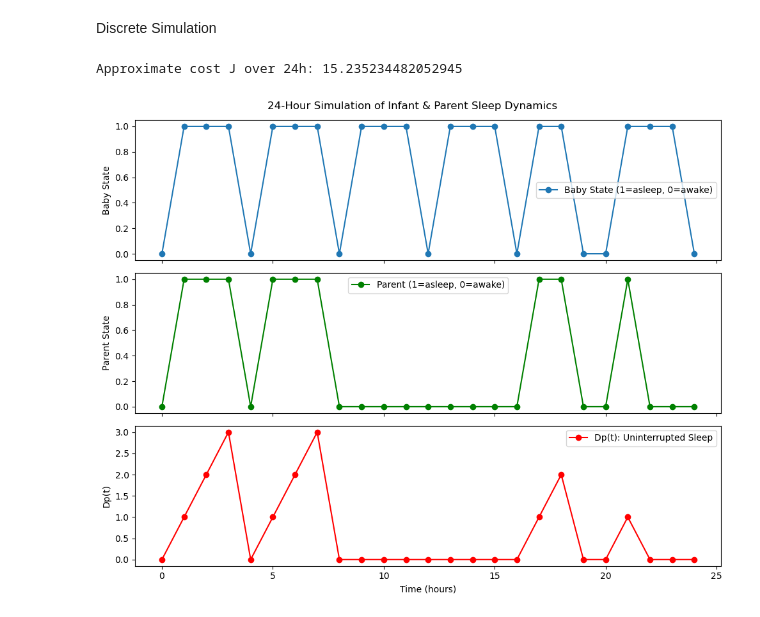
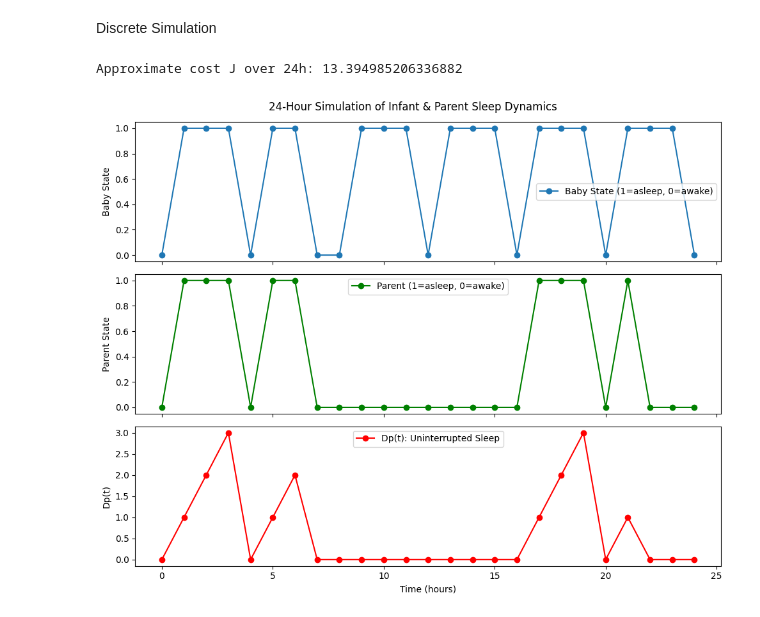
Before and after one commit to sophieharman/Volume-4-ParentSleep, a Jupyter notebook: CostFunctional.ipynb, the cells around one changed output. Cells and saved outputs as stored; diff of their text form; code cells hidden in the pictures.

Commit message:
alternate cost functional

```diff
--- a/CostFunctional.ipynb
+++ b/CostFunctional.ipynb
@@ -165,5 +142,36 @@ def Np(time_index):
         if sleep_tracker[i] == 1 and sleep_tracker[i-1] == 0:
             num_naps += 1
     return num_naps
+# %%
+def Dp(time_index):
+    """
+    Return the parent's uninterrupted sleep duration at discrete time step 'time_index'.
+    We look backward in 'sleep_tracker' until we hit an awake state (0) or start of array.
+    """
+    if sleep_tracker[time_index] == 0:
+        return 0
+    # Accumulate how many consecutive steps of '1' up to time_index
+    dur = 0
+    for i in range(time_index, -1, -1):  # walk backward
+        if i == 0:
+            break
+        elif sleep_tracker[i] == 1:
+            dur += 1
+        else:
+            break
+    return dur  # in discrete steps (hours, if dt=1)
+
+def Np(time_index):
+    """
+    Return the number of distinct 'sleep intervals' from t0 up to time_index.
+    We'll increment count each time we see a 0->1 transition in sleep_tracker.
+    """
+    if time_index <= 0:
+        return 0
+    num_naps = 0
+    for i in range(1, time_index+1):
+        if sleep_tracker[i] == 1 and sleep_tracker[i-1] == 0:
+            num_naps += 1
+    return num_naps
 # %% [markdown]
 Discrete Simulation
@@ -253,31 +225,28 @@ def simulate_day(dt=1, T=24):
 # %%
-# step 1: get baby states
-baby_arr, t_vals = baby_state_array(T=24, dt=1.0)
-# step 2: run iterative improvement
-u_best, cost_best = iterative_improvement(baby_arr, dt=1.0, max_iters=500)
+t_vals, baby, parent, dp_vals, np_vals, cost_est = simulate_day(dt=1, T=24)
 
 print(f"Approximate cost J over 24h: {cost_est}")
 
 # Plot results
 fig, ax = plt.subplots(3, 1, figsize=(10, 8), sharex=True)
 fig.suptitle("24-Hour Simulation of Infant & Parent Sleep Dynamics")
 
 ax[0].plot(t_vals, baby, marker='o', label='Baby State (1=asleep, 0=awake)')
 ax[0].set_ylabel('Baby State')
 ax[0].legend()
 
 ax[1].plot(t_vals, parent, marker='o', color='g', label='Parent (1=asleep, 0=awake)')
 ax[1].set_ylabel('Parent State')
 ax[1].legend()
 
-ax[2].plot(t_vals, dp_vals, '-o', c='r', label='Dp(t) (uninterrupted sleep)')
+ax[2].plot(t_vals, dp_vals, marker='o', color='r', label='Dp(t): Uninterrupted Sleep')
 ax[2].set_ylabel('Dp(t)')
-ax[2].set_xlabel('Time index')
+ax[2].set_xlabel('Time (hours)')
 ax[2].legend()
 
 
 plt.tight_layout()
 plt.show()
 # %% [output]
-Approximate cost J over 24h: 15.235234482052945
+Approximate cost J over 24h: 13.394985206336882
-[figure, old version]
+[figure, new version]
```
Also changed, not shown: parts of 3 cells of this notebook, 5 other files.
